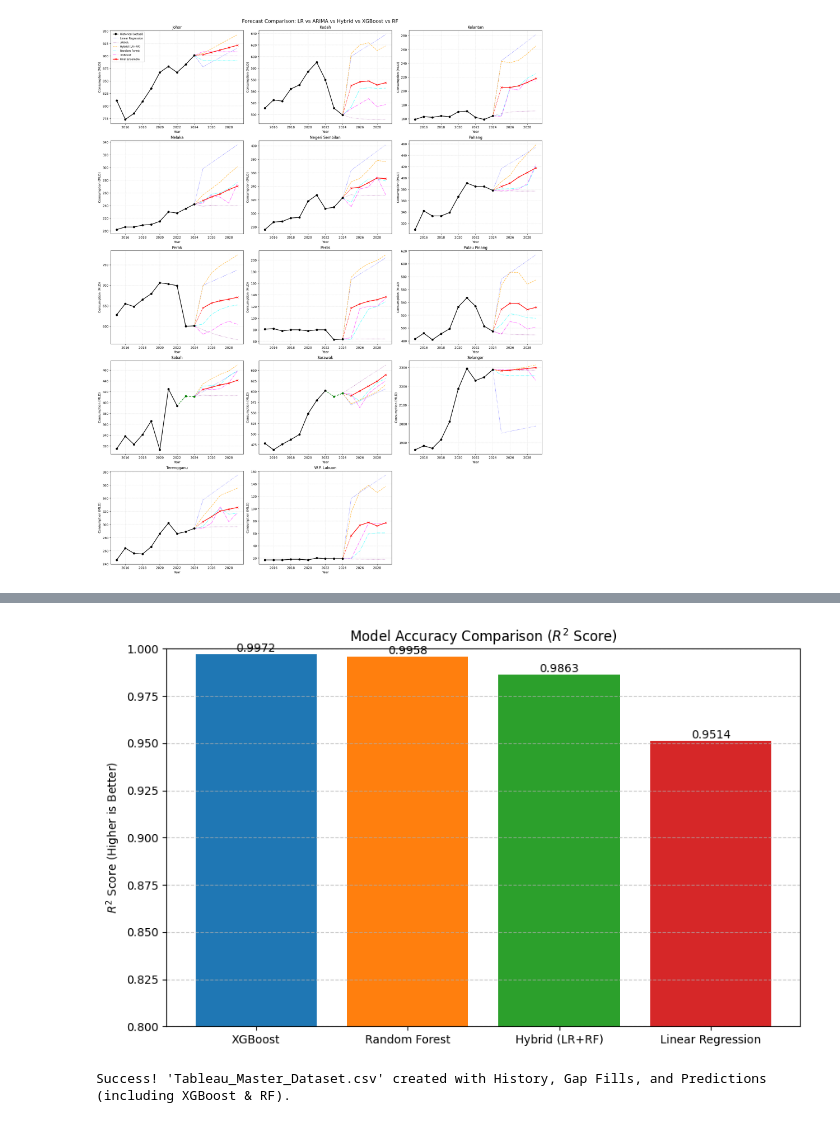
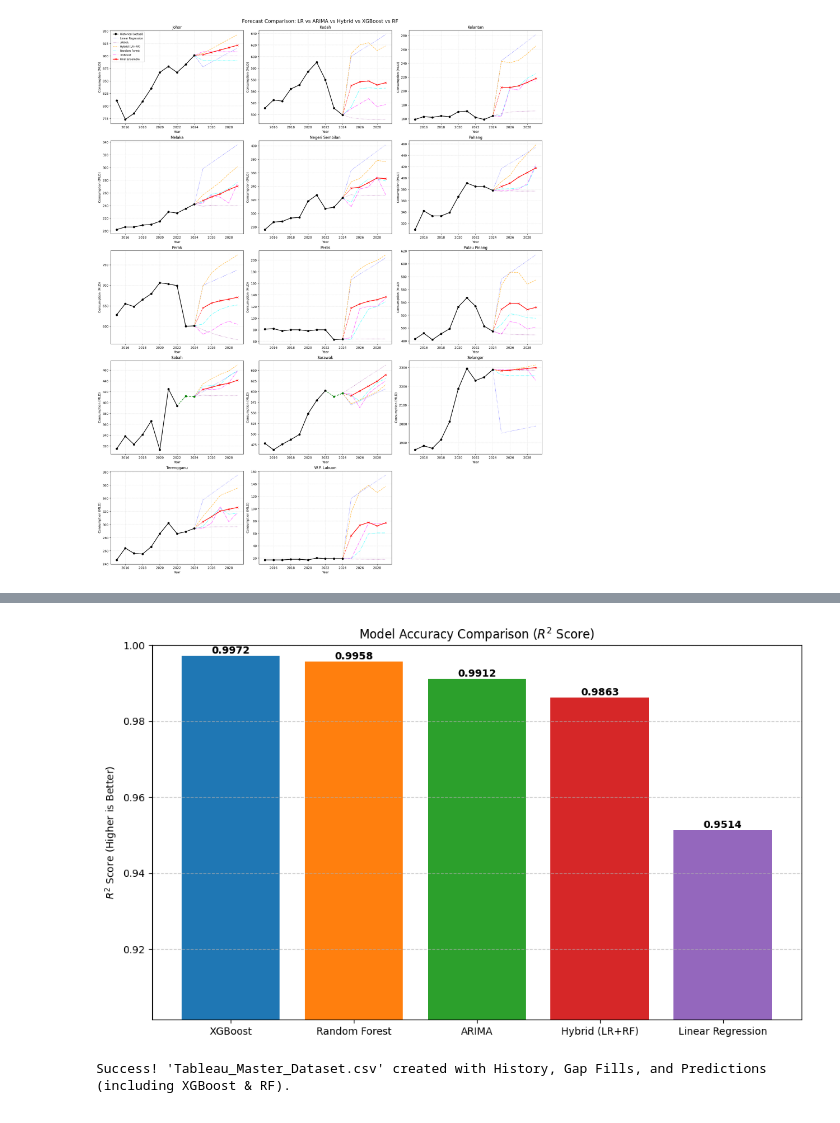
Before and after one commit to Afiqenial/Airlytic, a Jupyter notebook: Prediction/Prediction.ipynb, the cells around one changed output, grey strips where cells are left out. Saved outputs shown, nothing was run; the diff lists cells and outputs as text; code cells hidden in the pictures.

```diff
--- a/Prediction/Prediction.ipynb
+++ b/Prediction/Prediction.ipynb
@@ -420,6 +420,11 @@ import matplotlib.pyplot as plt
 from sklearn.linear_model import LinearRegression
 from sklearn.ensemble import RandomForestRegressor
 from sklearn.metrics import mean_squared_error, r2_score
+from statsmodels.tsa.arima.model import ARIMA
+import warnings
+
+# Suppress warnings for cleaner output
+warnings.filterwarnings("ignore")
 
 # Try importing XGBoost (Install if needed: !pip install xgboost)
 try:
@@ -432,16 +437,23 @@ except ImportError:
 # 1. PREPARE DATA FOR COMPARISON
 # ==========================================
 # Load data
-df = pd.read_csv('2003-2024.csv')
+try:
+    df = pd.read_csv('2003-2024.csv')
+except FileNotFoundError:
+    print("Error: '2003-2024.csv' not found. Please ensure the file is in the directory.")
+    raise
+
 df.rename(columns={'Total Consumption (MLD)': 'Consumption'}, inplace=True)
 df['Year'] = df['Year'].astype(int)
 
-# Use only states with COMPLETE data (Exclude Sabah/Sarawak for training/testing)
+# Use only states with COMPLETE data (Exclude Sabah/Sarawak)
 states_incomplete = ['Sabah', 'Sarawak']
 df_eval = df[~df['State'].isin(states_incomplete)].copy()
 
-# Sort and Create Lags (Features)
+# Sort is CRITICAL here for ARIMA and Lag creation
 df_eval = df_eval.sort_values(by=['State', 'Year'])
+
+# Create Lags (Features for ML models)
 df_eval['Lag1'] = df_eval.groupby('State')['Consumption'].shift(1)
 df_eval['Lag2'] = df_eval.groupby('State')['Consumption'].shift(2)
 df_eval = df_eval.dropna()
@@ -450,17 +462,20 @@ df_eval = df_eval.dropna()
 train = df_eval[df_eval['Year'] < 2023].copy()
 test = df_eval[df_eval['Year'] >= 2023].copy()
 
+# Ensure Test set is sorted by State first (to match ARIMA loop order later)
+test = test.sort_values(by=['State', 'Year'])
+
 # Helper to Prepare Features (One-Hot Encoding for States)
 def get_X_y(data, feature_cols, target='Consumption'):
     X = pd.get_dummies(data[feature_cols], columns=['State'], drop_first=False)
-    # Ensure all columns match (handle missing columns in test set)
     return X, data[target]
 
 def align_cols(X_train, X_test):
     # Add missing columns to test set with 0
     missing = set(X_train.columns) - set(X_test.columns)
     for c in missing: X_test[c] = 0
-    return X_train, X_test[X_train.columns] # Reorder to match train
+    # Reorder columns to match training set
+    return X_train, X_test[X_train.columns]
 
 # ==========================================
 # 2. TRAIN MODELS
@@ -468,7 +483,7 @@ def align_cols(X_train, X_test):
 predictions = {}
 
 # --- Model A: Linear Regression (Baseline) ---
-# Uses only Year and State (Trend)
+print("Training Linear Regression...")
 cols_trend = ['Year', 'State']
 X_lr_train, y_lr_train = get_X_y(train, cols_trend)
 X_lr_test, y_lr_test = get_X_y(test, cols_trend)
@@ -479,7 +494,7 @@ lr.fit(X_lr_train, y_lr_train)
 predictions['Linear Regression'] = lr.predict(X_lr_test)
 
 # --- Model B: Random Forest (Standalone) ---
-# Uses Year, State, AND Lags (Full Info)
+print("Training Random Forest...")
 cols_full = ['Year', 'State', 'Lag1', 'Lag2']
 X_rf_train, y_rf_train = get_X_y(train, cols_full)
 X_rf_test, y_rf_test = get_X_y(test, cols_full)
@@ -491,18 +506,20 @@ predictions['Random Forest'] = rf.predict(X_rf_test)
 
 # --- Model C: XGBoost (Standalone) ---
 if XGBRegressor:
+    print("Training XGBoost...")
     xgb = XGBRegressor(n_estimators=100, learning_rate=0.1, random_state=42)
     xgb.fit(X_rf_train, y_rf_train)
     predictions['XGBoost'] = xgb.predict(X_rf_test)
 
-# --- Model D: Hybrid (LR + RF) - From your Notebook ---
+# --- Model D: Hybrid (LR + RF) ---
+print("Training Hybrid (LR + RF)...")
 # 1. Train LR on Trend
 lr_hybrid = LinearRegression()
 lr_hybrid.fit(X_lr_train, y_lr_train)
 train['Trend_Pred'] = lr_hybrid.predict(X_lr_train)
 train['Residuals'] = train['Consumption'] - train['Trend_Pred']
 
-# 2. Train RF on Residuals (Features: Lag1, Lag2, State)
+# 2. Train RF on Residuals
 cols_resid = ['Lag1', 'Lag2', 'State']
 X_res_train, y_res_train = get_X_y(train, cols_resid, target='Residuals')
 X_res_test, _ = get_X_y(test, cols_resid)
@@ -516,25 +533,69 @@ trend_pred = lr_hybrid.predict(X_lr_test)
 resid_pred = rf_hybrid.predict(X_res_test)
 predictions['Hybrid (LR+RF)'] = trend_pred + resid_pred
 
+# --- Model E: ARIMA (Loop per State) ---
+print("Training ARIMA...")
+arima_preds_ordered = []
+
+# ARIMA is univariate, so we loop through each state individually
+states_in_test = test['State'].unique()
+
+for state in states_in_test:
+    # Get historical data for this state from the training set
+    history = train[train['State'] == state]['Consumption'].values
+
+    # Determine how many steps to forecast (rows in test set for this state)
+    steps = len(test[test['State'] == state])
+
+    if len(history) > 0:
+        try:
+            # (p,d,q) = (1,1,1) is a standard starting point for annual trends
+            model = ARIMA(history, order=(1, 1, 1))
+            model_fit = model.fit()
+            forecast = model_fit.forecast(steps=steps)
+            arima_preds_ordered.extend(forecast)
+        except Exception as e:
+            # Fallback: If ARIMA fails to converge, use Naive Forecast (Last value)
+            print(f"ARIMA failed for {state}, using naive fallback.")
+            arima_preds_ordered.extend([history[-1]] * steps)
+    else:
+        arima_preds_ordered.extend([0] * steps)
+
+predictions['ARIMA'] = np.array(arima_preds_ordered)
+
 # ==========================================
 # 3. EVALUATE & VISUALIZE
 # ==========================================
+print("\n--- Model Performance Comparison ---")
 results = []
+
+# Use the sorted test set for Ground Truth (matches the order of ARIMA loop)
+y_true = test['Consumption'].values
+
 for name, preds in predictions.items():
-    rmse = np.sqrt(mean_squared_error(y_lr_test, preds))
-    r2 = r2_score(y_lr_test, preds)
+    # Double check lengths match
+    if len(preds) != len(y_true):
+        print(f"Warning: Length mismatch for {name}. Preds: {len(preds)}, True: {len(y_true)}")
+        continue
+
+    rmse = np.sqrt(mean_squared_error(y_true, preds))
+    r2 = r2_score(y_true, preds)
     results.append({'Model': name, 'RMSE': round(rmse, 2), 'R2': round(r2, 4)})
 
 results_df = pd.DataFrame(results).sort_values(by='R2', ascending=False)
-
-print("--- Machine Learning Comparison Results ---")
 print(results_df)
 
 # Plotting
 plt.figure(figsize=(10, 6))
-colors = ['#1f77b4', '#ff7f0e', '#2ca02c', '#d62728']
-bars = plt.bar(results_df['Model'], results_df['R2'], color=colors)
-plt.ylim(0.8, 1.0) # Adjust based on your R2 scores to see differences
+# Define colors for up to 5 models
+colors = ['#1f77b4', '#ff7f0e', '#2ca02c', '#d62728', '#9467bd']
+
+bars = plt.bar(results_df['Model'], results_df['R2'], color=colors[:len(results_df)])
+
+# Dynamic Y-axis scaling to highlight differences
+min_r2 = results_df['R2'].min()
+plt.ylim(max(0, min_r2 - 0.05), 1.0)
+
 plt.title('Model Accuracy Comparison ($R^2$ Score)')
 plt.ylabel('$R^2$ Score (Higher is Better)')
 plt.grid(axis='y', linestyle='--', alpha=0.7)
@@ -542,7 +603,8 @@ plt.grid(axis='y', linestyle='--', alpha=0.7)
 # Add value labels
 for bar in bars:
     yval = bar.get_height()
-    plt.text(bar.get_x() + bar.get_width()/2, yval, round(yval, 4), ha='center', va='bottom')
+    plt.text(bar.get_x() + bar.get_width()/2, yval, f"{yval:.4f}", ha='center', va='bottom', fontsize=10, fontweight='bold')
 
+plt.tight_layout()
 plt.show()
 # %% [output]
@@ -553,6 +622,6 @@ plt.show()
 3     Hybrid (LR+RF)   67.47  0.9863
 0  Linear Regression  126.97  0.9514
-[figure, old version]
+[figure, new version]
 # %%
 # ==========================================
 # PREPARE DATA FOR TABLEAU (History + Filled + Forecast)
```
Also changed, not shown: parts of 1 cell of this notebook, 2 other files.
